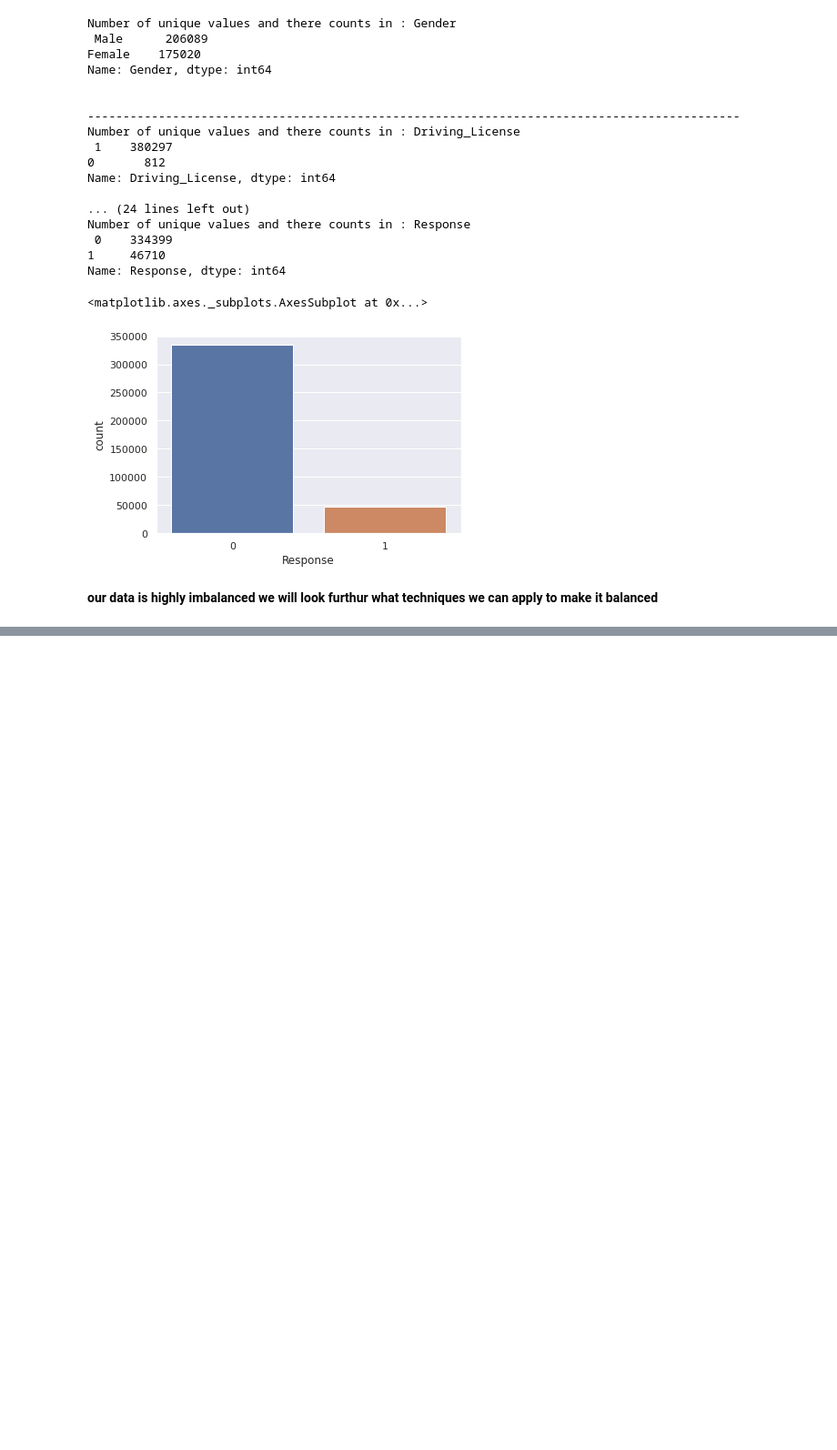
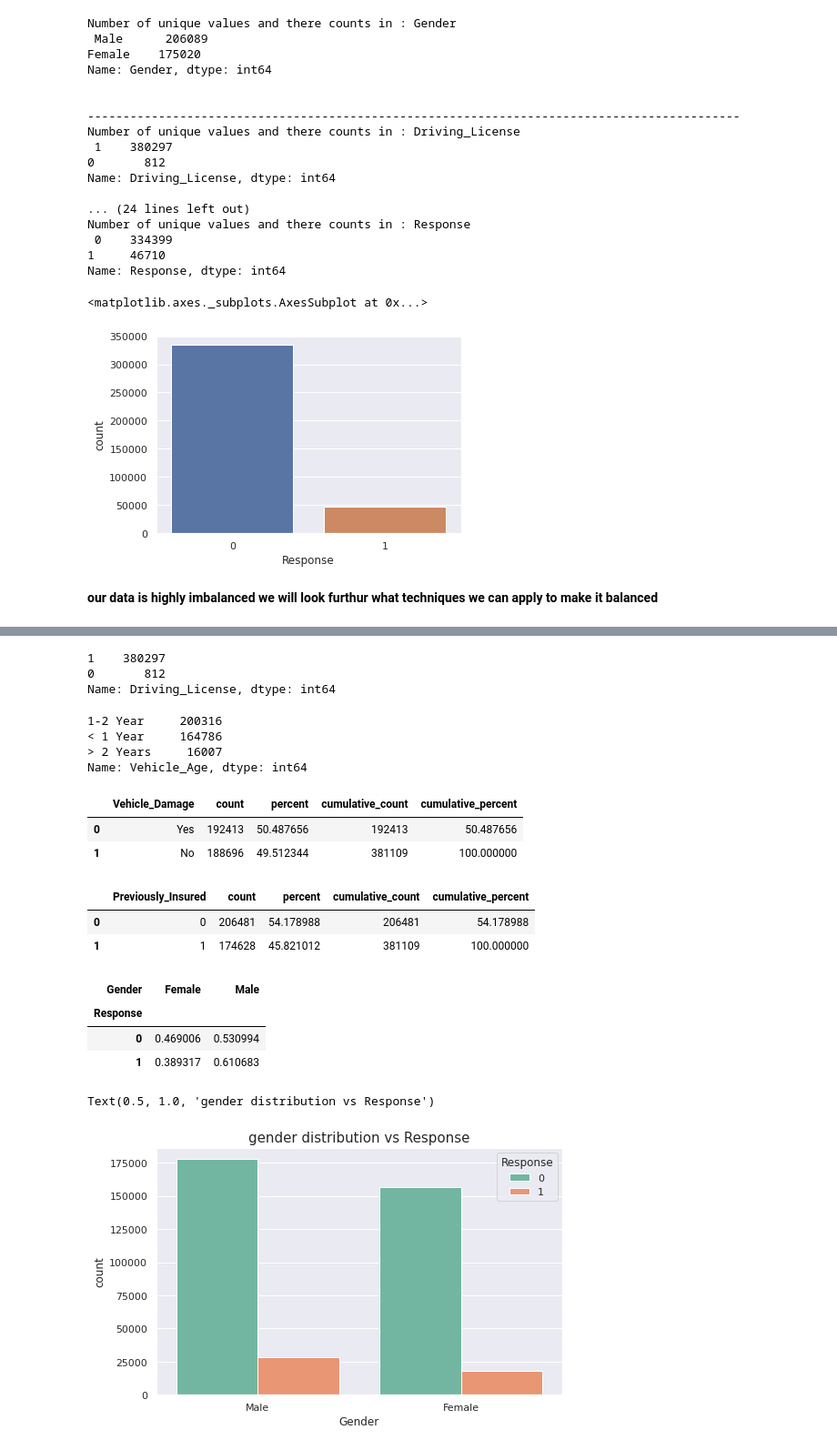
Before and after one commit to smriti192002/Health-Insurance-Cross-Sell-Prediction, a Jupyter notebook: Health_Insurance_Cross_Sell_Prediction.ipynb, the cells around one changed output, grey strips where cells are left out. Shown: that part at 91% size. Saved outputs shown, nothing was run; the diff lists cells and outputs as text; code cells hidden in the pictures; blank space fills up the shorter version.

```diff
--- a/Health_Insurance_Cross_Sell_Prediction.ipynb
+++ b/Health_Insurance_Cross_Sell_Prediction.ipynb
@@ -182,0 +227,39 @@ sns.countplot(x='Response',data=insurance_data)
+# %%
+insurance_data['Driving_License'].value_counts()
+# %% [output]
+1    380297
+0       812
+Name: Driving_License, dtype: int64
+# %%
+insurance_data['Vehicle_Age'].value_counts()
+# %% [output]
+1-2 Year     200316
+< 1 Year     164786
+> 2 Years     16007
+Name: Vehicle_Age, dtype: int64
+# %%
+insurance_data.stb.freq(['Vehicle_Damage'])
+# %% [output]
+|  | Vehicle_Damage | count | percent | cumulative_count | cumulative_percent |
+| 0 | Yes | 192413 | 50.487656 | 192413 | 50.487656 |
+| 1 | No | 188696 | 49.512344 | 381109 | 100.000000 |
+# %%
+insurance_data.stb.freq(['Previously_Insured'])
+# %% [output]
+|  | Previously_Insured | count | percent | cumulative_count | cumulative_percent |
+| 0 | 0 | 206481 | 54.178988 | 206481 | 54.178988 |
+| 1 | 1 | 174628 | 45.821012 | 381109 | 100.000000 |
+# %%
+pd.crosstab(index = insurance_data['Response'], columns = insurance_data['Gender'], normalize = 'index')
+# %% [output]
+| Gender | Female | Male |
+| Response |  |  |
+| 0 | 0.469006 | 0.530994 |
+| 1 | 0.389317 | 0.610683 |
+# %%
+plt.figure(figsize=(8,5))
+d=sns.countplot(x='Gender',hue='Response',data=insurance_data,palette="Set2")
+plt.title('gender distribution vs Response',fontsize=15)
+# %% [output]
+Text(0.5, 1.0, 'gender distribution vs Response')
+[figure, added]
```
Also changed, not shown: parts of 16 cells of this notebook.
